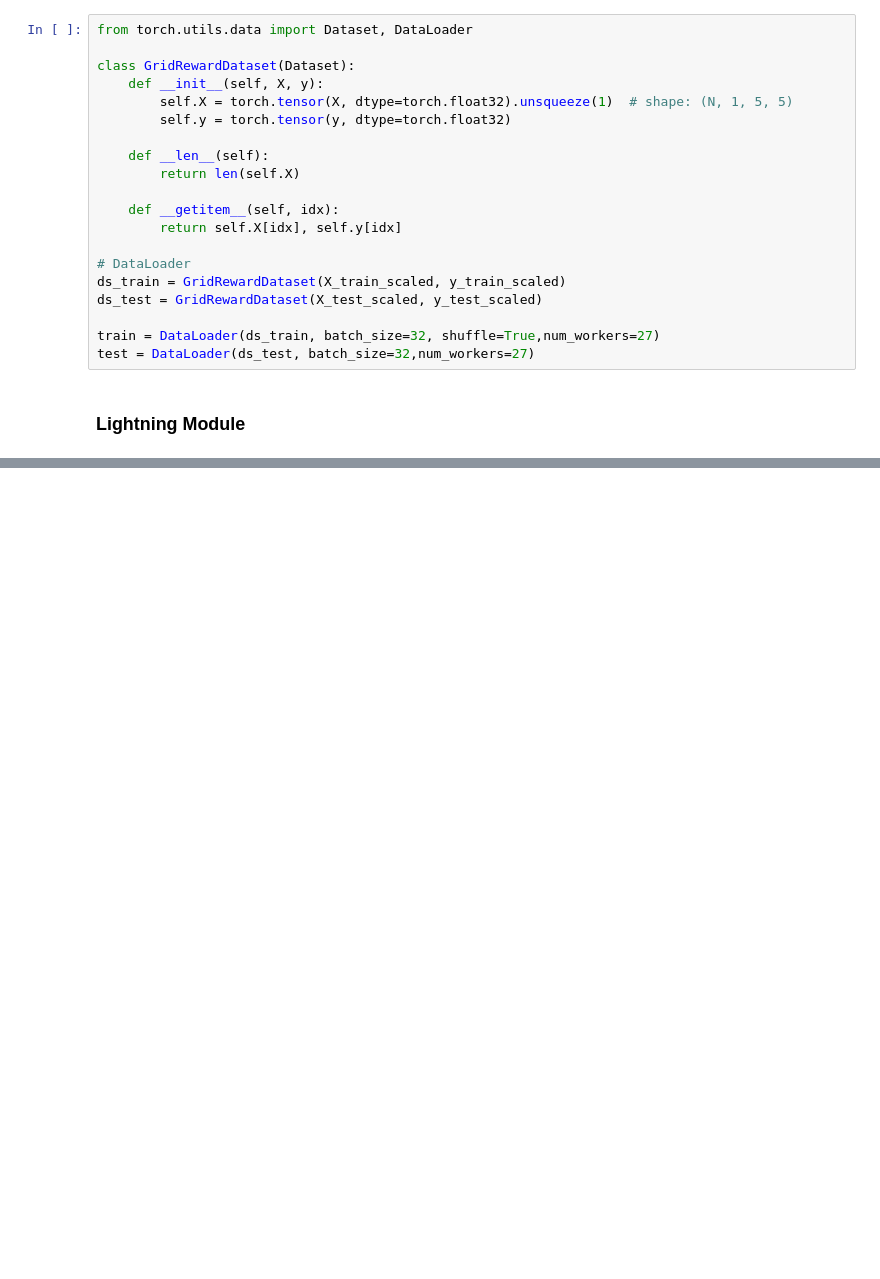
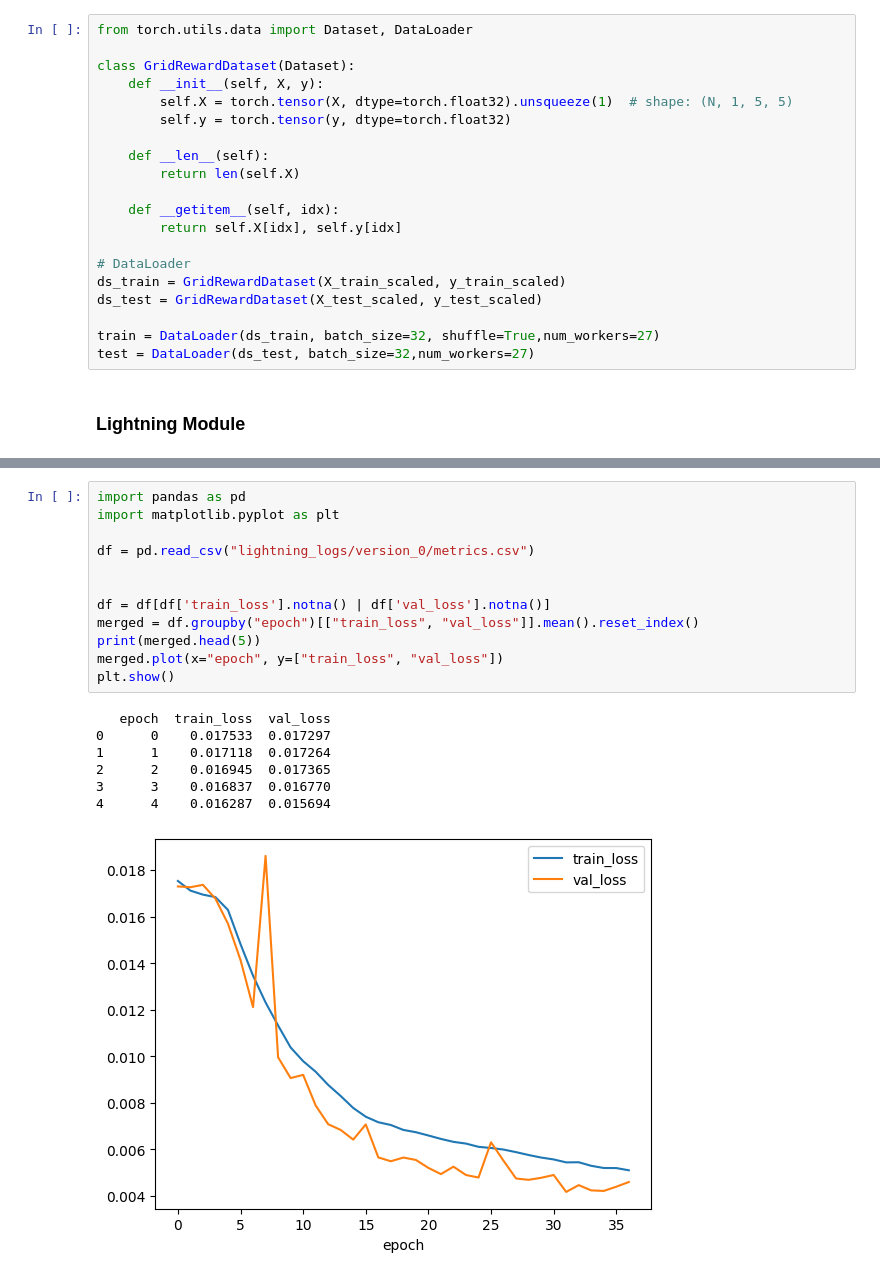
Before and after one commit to Mattheex/FactorioAI, a Jupyter notebook: CNN/jupyter.ipynb, the cells around one changed output, grey strips where cells are left out. Saved outputs shown, nothing was run; the diff lists cells and outputs as text; blank space fills up the shorter version.

```diff
--- a/CNN/jupyter.ipynb
+++ b/CNN/jupyter.ipynb
@@ -225 +210,21 @@ NameError: name 'exit' is not defined
+# %%
+import pandas as pd
+import matplotlib.pyplot as plt
+
+df = pd.read_csv("lightning_logs/version_0/metrics.csv")
+
+
+df = df[df['train_loss'].notna() | df['val_loss'].notna()]
+merged = df.groupby("epoch")[["train_loss", "val_loss"]].mean().reset_index()
+print(merged.head(5))
+merged.plot(x="epoch", y=["train_loss", "val_loss"])
+plt.show()
+# %% [output]
+   epoch  train_loss  val_loss
+0      0    0.017533  0.017297
+1      1    0.017118  0.017264
+2      2    0.016945  0.017365
+3      3    0.016837  0.016770
+4      4    0.016287  0.015694
+[figure, added]
 # %%
```
Also changed, not shown: parts of 10 cells of this notebook, 8 other files.
